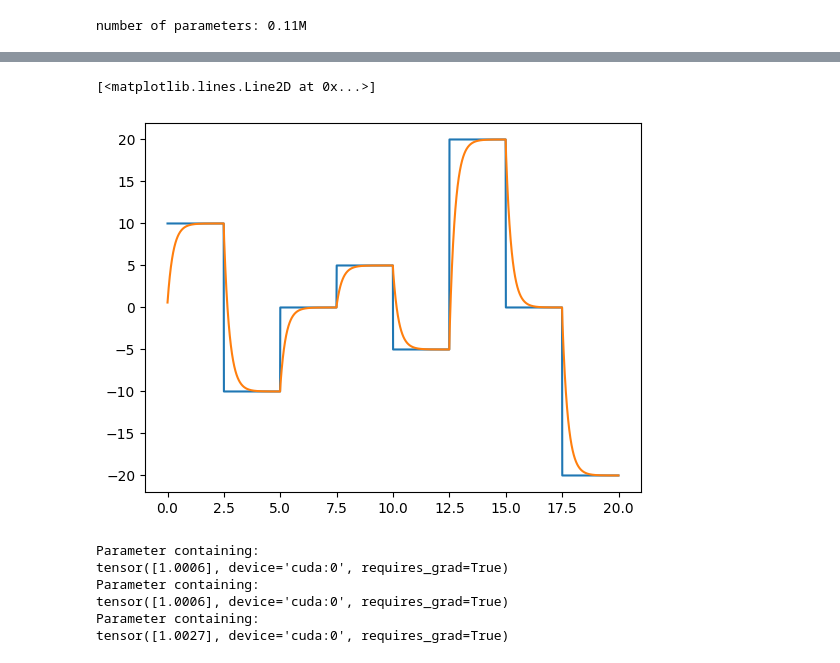
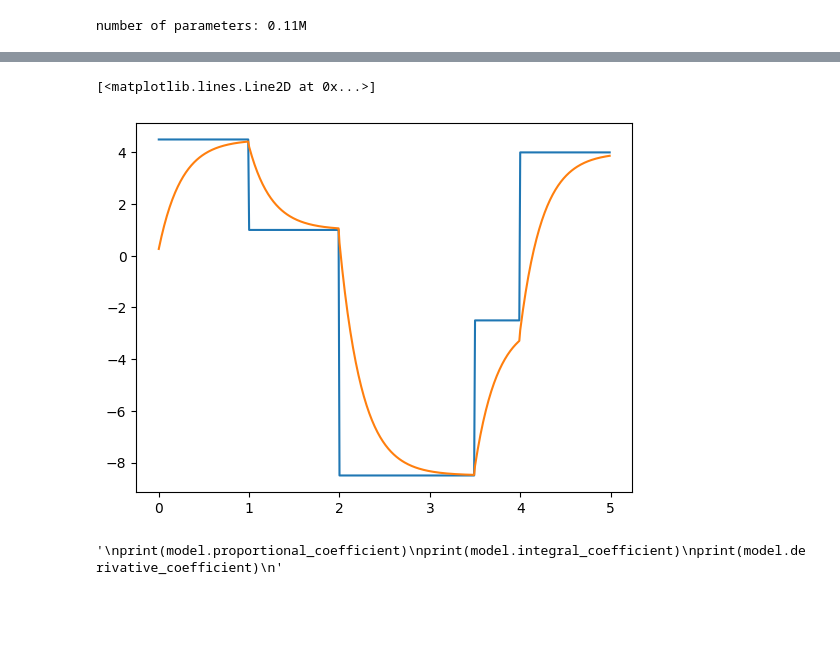
Before and after one commit to buswayne/in-context-controller, a Jupyter notebook: test_onestep_wh_CL.ipynb, the cells around one changed output, grey strips where cells are left out. Drawn from its saved outputs; the diff is of its cells as text; code cells hidden in the pictures; blank space fills up the shorter version.

```diff
--- a/test_onestep_wh_CL.ipynb
+++ b/test_onestep_wh_CL.ipynb
@@ -118,29 +92,34 @@ G2 = perturb_matrices(*G2, percentage=0, device=device) # if i want to get the s
 # %%
-T = 20
+from control_torch import drss, set_seed, forced_response, tf2ss, c2d, perturb_matrices, perturb_parameters
+batch_r_test = 3
+
+
+T = 5
+ts = 1e-2
 t = torch.arange(0, T, ts, device=device, dtype=torch.float32).view(-1, 1)
-r = torch.ones_like(t, device=device, dtype=torch.float32)
-# r[t < 1.9] = -3.7
-# r[(t >= 1.9) & (t < 2.9)] = -2.8
-# r[(t >= 2.9) & (t < 4.2)] = -4.5
-# r[(t >= 4.2) & (t < 5.1)] = -3.4
-r[(t < 2.5)] = 10
-r[(t >= 2.5) & (t < 5)] = -10
-r[(t >= 5.0) & (t < 7.5)] = 0
-r[(t >= 7.5) & (t < 10)] = 5
-r[(t >= 10.) & (t < 12.5)] = -5
-r[(t >= 12.5) & (t < 15.)] = 20
-r[(t >= 15.0) & (t < 17.5)] = 0
-r[(t >= 17.5) & (t < 20.0)] = -20
+
+R = torch.zeros([batch_r_test, len(t)], device=device, dtype=torch.float32)
+for j in range(batch_r_test):
+    r = torch.ones_like(t, device=device, dtype=torch.float32)
+    r[t < 1] = np.random.choice(np.arange(-10,10,.5))
+    r[(t >= 2) & (t < 3.5)] = np.random.choice(np.arange(-10,10,.5))
+    r[(t >= 3.5) & (t < 4)] = np.random.choice(np.arange(-10,10,.5))
+    r[(t >= 4) & (t < 5)] = np.random.choice(np.arange(-10,10,.5))
+    R[j] = r.reshape(-1)
 
 tau = 1
 M_num = torch.tensor([0.01, 1], device=device, dtype=torch.float32)  # Numerator coefficients
 M_den = torch.tensor([tau/4, 1], device=device, dtype=torch.float32)  # Denominator coefficients
 M = tf2ss(M_num, M_den, device=device)
 M_d = c2d(*M, ts, device=device)
-y_d = forced_response(*M_d, r)
 
-plt.plot(t.cpu().numpy(), r.cpu().numpy())
-plt.plot(t.cpu().numpy(), y_d.cpu().numpy())
+Y_D = torch.zeros([batch_r_test, len(t)], device=device, dtype=torch.float32)
+for j in range(batch_r_test):
+    y_d = forced_response(*M_d, R[j].reshape(-1,1))
+    Y_D[j] = y_d.reshape(-1)
+
+plt.plot(t.cpu().numpy(), R[0].cpu().numpy())
+plt.plot(t.cpu().numpy(), Y_D[0].cpu().numpy())
 # %% [output]
 [<matplotlib.lines.Line2D at 0x...>]
-[figure, old version]
+[figure, new version]
@@ -147,14 +152,11 @@ plt.plot(t.cpu().numpy(), y_d.cpu().numpy())
 # %%
+"""
 print(model.proportional_coefficient)
 print(model.integral_coefficient)
 print(model.derivative_coefficient)
+"""
 # %% [output]
-Parameter containing:
-tensor([1.0006], device='cuda:0', requires_grad=True)
-Parameter containing:
-tensor([1.0006], device='cuda:0', requires_grad=True)
-Parameter containing:
-tensor([1.0027], device='cuda:0', requires_grad=True)
+'\nprint(model.proportional_coefficient)\nprint(model.integral_coefficient)\nprint(model.derivative_coefficient)\n'
 # %%
 H = 500
 def nn_fun(x,w1,b1,w2,b2):
```
Also changed, not shown: parts of 9 cells of this notebook, 9 other files.
